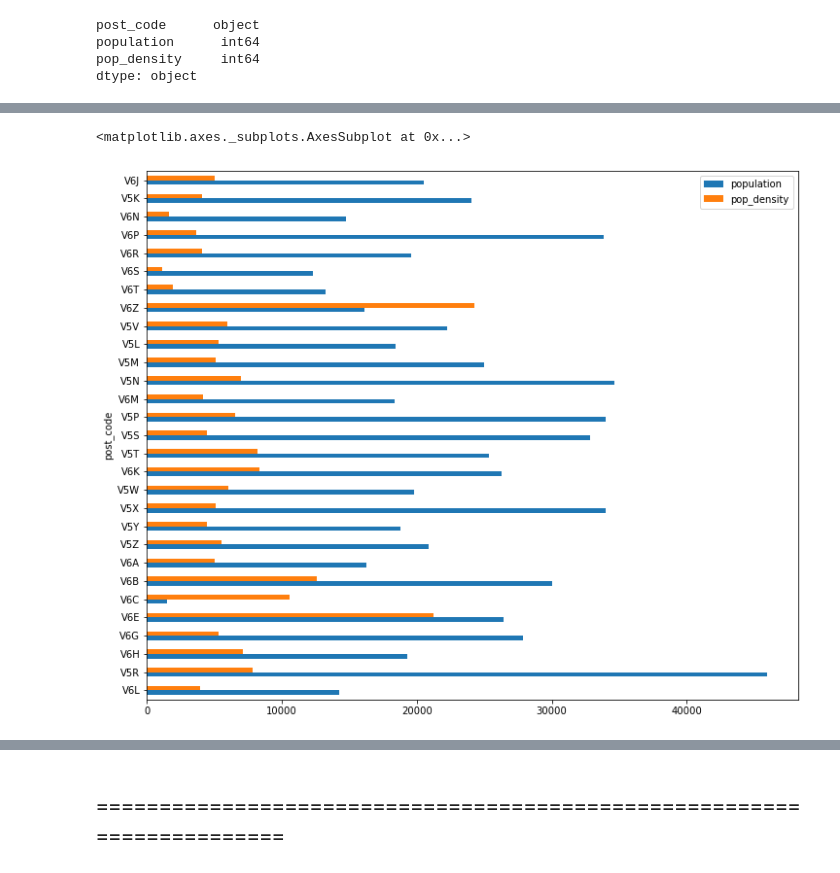
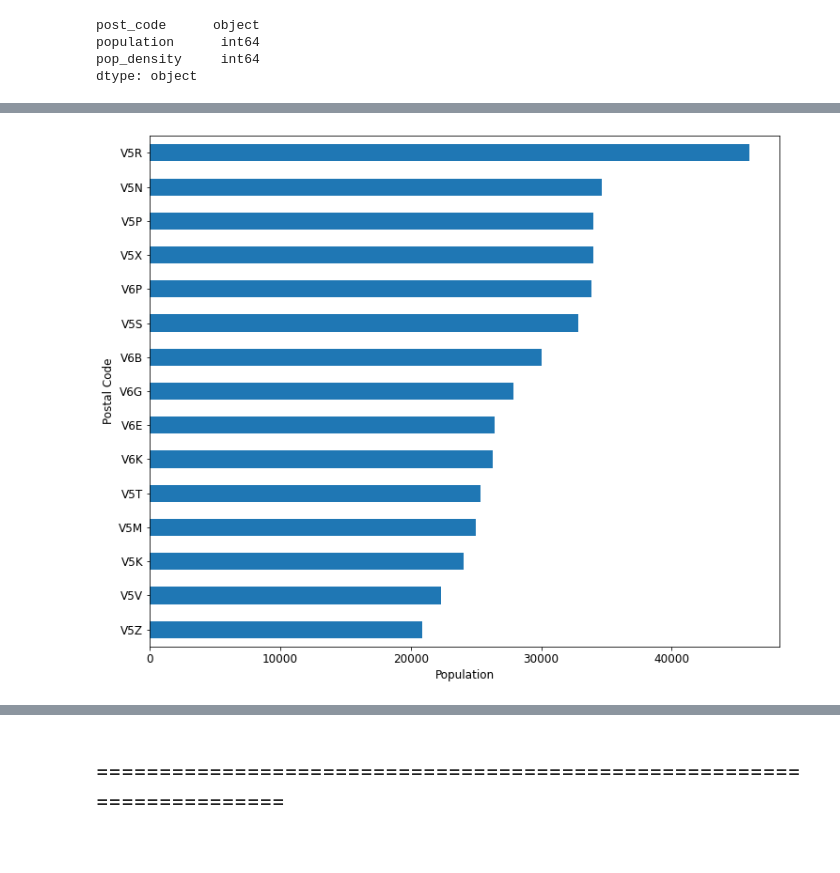
Before and after one commit to dprossi/Capstone_Project_IBM_Data_Science, a Jupyter notebook: Applied_Data_Science_Capstone_Project_Vancouver.ipynb, the cells around one changed output, grey strips where cells are left out. Cells and saved outputs as stored; diff of their text form; code cells hidden in the pictures.

```diff
--- a/Applied_Data_Science_Capstone_Project_Vancouver.ipynb
+++ b/Applied_Data_Science_Capstone_Project_Vancouver.ipynb
@@ -703,0 +781,4 @@ df_pop_and_dense_multi_2.head()
+# %%
+# sort by population
+df_pop_and_dense_multi_2_sort_pop = df_pop_and_dense_multi_2.sort_values('population', ascending=True).tail(15)
+df_pop_and_dense_multi_2_sort_pop
@@ -704,11 +802,11 @@ df_pop_and_dense_multi_2.head()
 # %%
-df_pop_and_dense_multi_2.plot.barh(x='post_code', figsize=(12,10))
+# plot postal code by population
+ax = df_pop_and_dense_multi_2_sort_pop.plot.barh(x='post_code', y='population', figsize=(12,10), legend=False)
 #ax = df_pop_and_dense_multi_2.plot.barh(x='neighborhood', y='total_venues', figsize=(12,10), legend=False)
-#plt.xticks(fontsize=12)
-#plt.yticks(fontsize=12)
-#plt.xlabel('Number of Venues', fontsize=12)
-#plt.ylabel('Neighborhoods', fontsize=12)
-#plt.show()
+plt.xticks(fontsize=12)
+plt.yticks(fontsize=12)
+plt.xlabel('Population', fontsize=12)
+plt.ylabel('Postal Code', fontsize=12)
+plt.show()
 # %% [output]
-<matplotlib.axes._subplots.AxesSubplot at 0x...>
-[figure, old version]
+[figure, new version]
```
Also changed, not shown: parts of 19 cells of this notebook.
